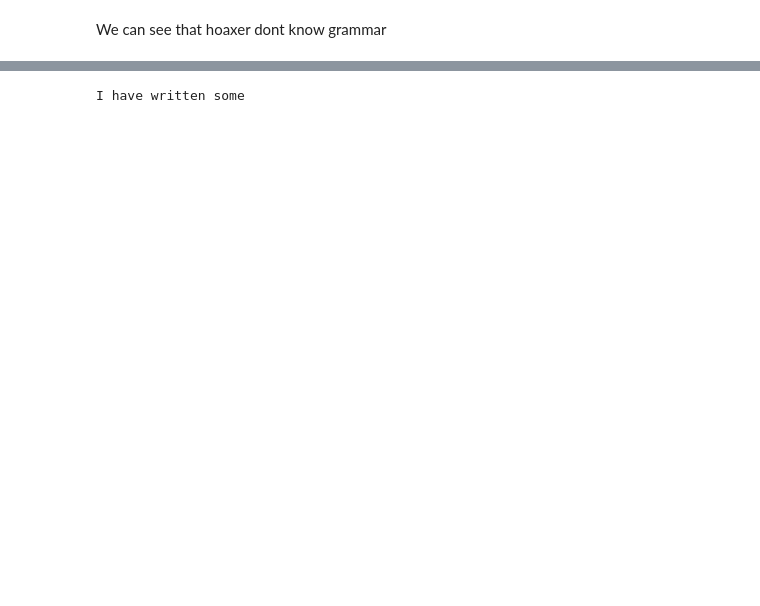
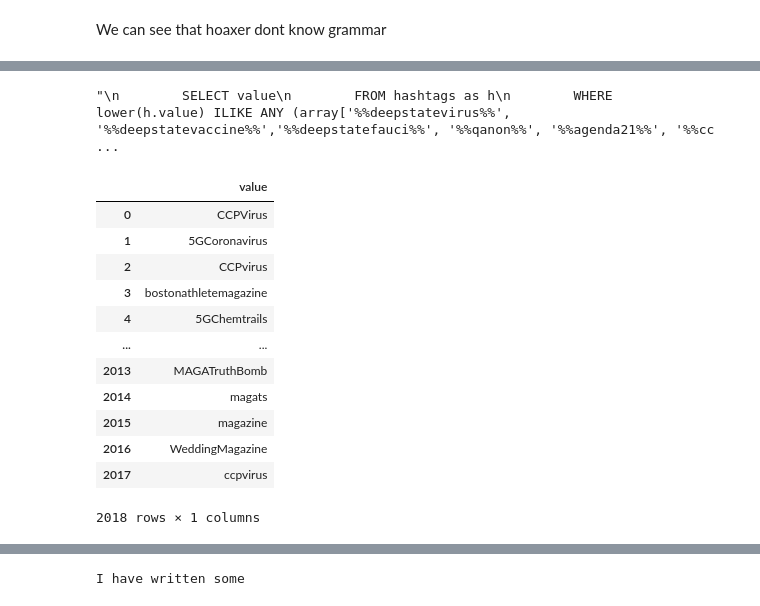
Before and after one commit to Denissovan/Denis_Krajcirik-PDT-zadanie1, a Jupyter notebook: tweets.ipynb, the cells around one changed output, grey strips where cells are left out. Cells and saved outputs as stored; diff of their text form; code cells hidden in the pictures; blank space fills up the shorter version.

```diff
--- a/tweets.ipynb
+++ b/tweets.ipynb
@@ -222,3 +235,31 @@ query = f"""
 """
+# %%
+query_hash = f"""
+        SELECT value
+        FROM hashtags as h
+        WHERE lower(h.value) ILIKE ANY (array[{lower_hastag_filter}])
+"""
+# %%
+query_hash
+# %% [output]
+"\n        SELECT value\n        FROM hashtags as h\n        WHERE lower(h.value) ILIKE ANY (array['%%deepstatevirus%%', '%%deepstatevaccine%%','%%deepstatefauci%%', '%%qanon%%', '%%agenda21%%', '%%cc ...
+# %%
+df_some = pd.read_sql(query_hash, engine)
+# %%
+df_some
+# %% [output]
+|  | value |
+| 0 | CCPVirus |
+| 1 | 5GCoronavirus |
+| 2 | CCPvirus |
+| 3 | bostonathletemagazine |
+| 4 | 5GChemtrails |
+| ... | ... |
+| 2013 | MAGATruthBomb |
+| 2014 | magats |
+| 2015 | magazine |
+| 2016 | WeddingMagazine |
+| 2017 | ccpvirus |
+2018 rows × 1 columns
 # %%
 df_filtered_tweets = pd.read_sql(query, engine)
```
Also changed, not shown: parts of 29 cells of this notebook.
